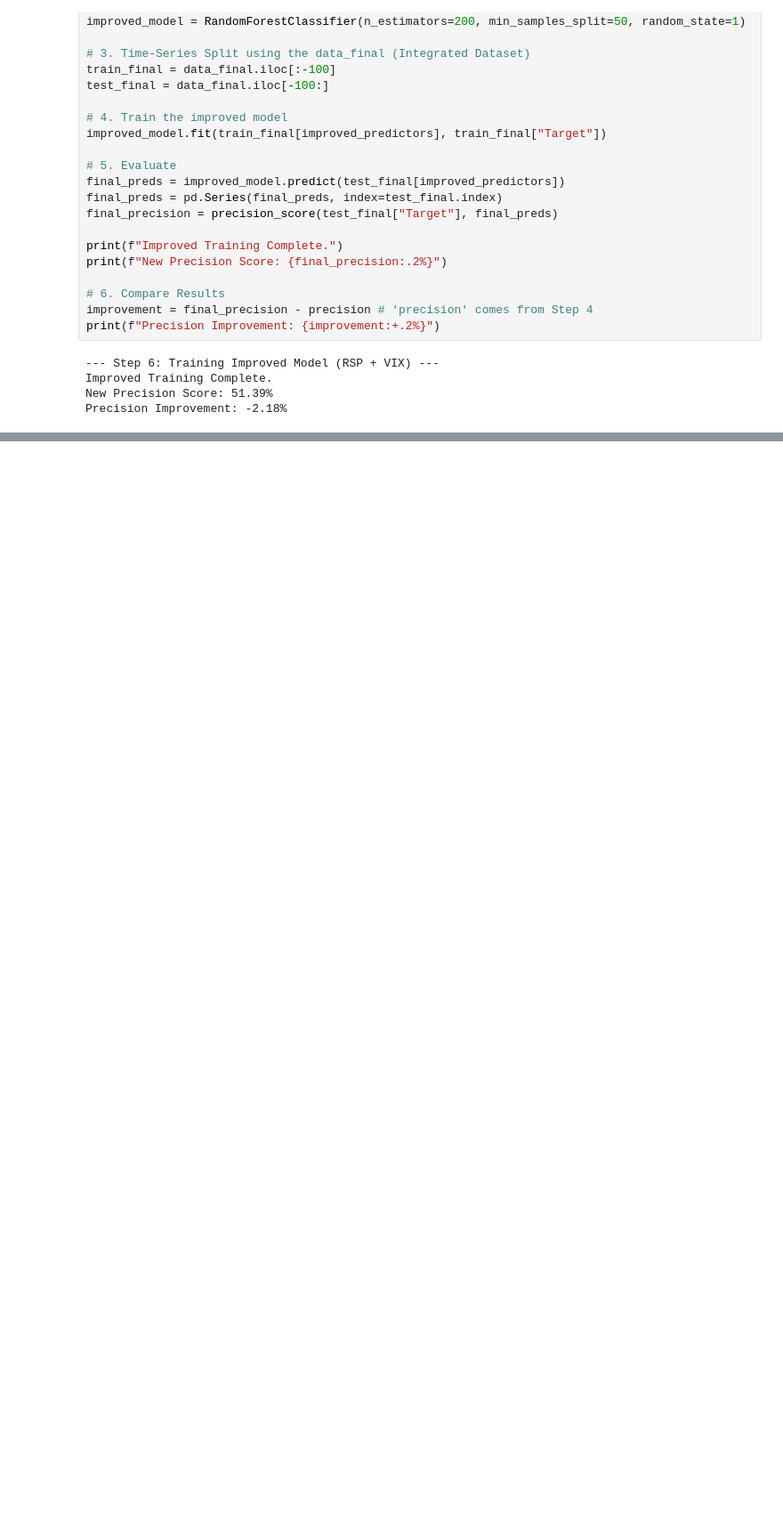
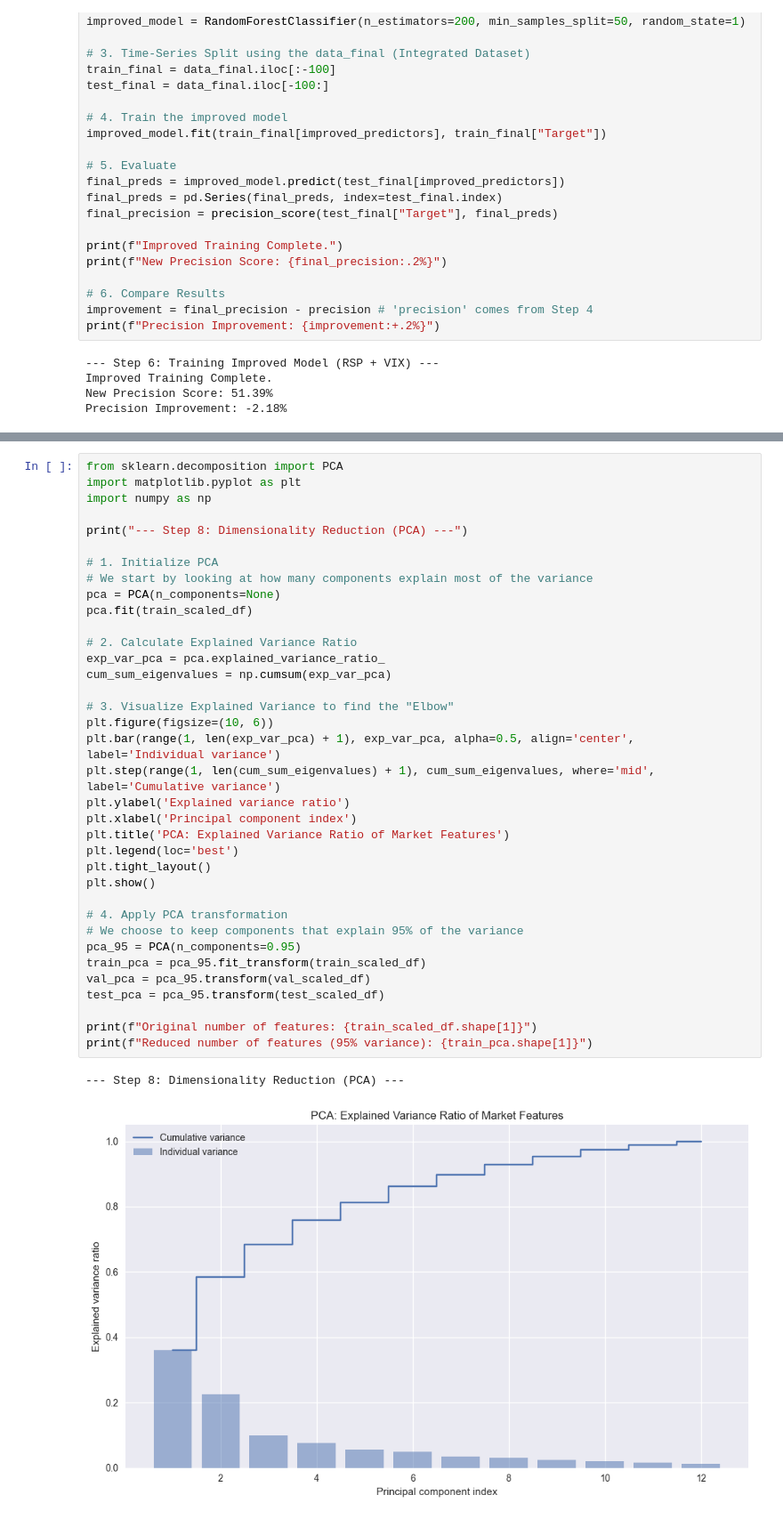
Before and after one commit to gabrielarcangelbol/ML-Engineer-Final-Portfolio, a Jupyter notebook: notebooks/01_eda_and_preprocessing.ipynb, the cells around one changed output, grey strips where cells are left out. Shown at 89% size. Saved outputs shown, nothing was run; the diff lists cells and outputs as text; blank space fills up the shorter version.

Commit message:
feat: finalize feature engineering with PCA-transformed training and validation

```diff
--- a/notebooks/01_eda_and_preprocessing.ipynb
+++ b/notebooks/01_eda_and_preprocessing.ipynb
@@ -326,0 +380,39 @@ Precision Improvement: -2.18%
+# %%
+from sklearn.decomposition import PCA
+import matplotlib.pyplot as plt
+import numpy as np
+
+print("--- Step 8: Dimensionality Reduction (PCA) ---")
+
+# 1. Initialize PCA
+# We start by looking at how many components explain most of the variance
+pca = PCA(n_components=None)
+pca.fit(train_scaled_df)
+
+# 2. Calculate Explained Variance Ratio
+exp_var_pca = pca.explained_variance_ratio_
+cum_sum_eigenvalues = np.cumsum(exp_var_pca)
+
+# 3. Visualize Explained Variance to find the "Elbow"
+plt.figure(figsize=(10, 6))
+plt.bar(range(1, len(exp_var_pca) + 1), exp_var_pca, alpha=0.5, align='center', label='Individual variance')
+plt.step(range(1, len(cum_sum_eigenvalues) + 1), cum_sum_eigenvalues, where='mid', label='Cumulative variance')
+plt.ylabel('Explained variance ratio')
+plt.xlabel('Principal component index')
+plt.title('PCA: Explained Variance Ratio of Market Features')
+plt.legend(loc='best')
+plt.tight_layout()
+plt.show()
+
+# 4. Apply PCA transformation
+# We choose to keep components that explain 95% of the variance
+pca_95 = PCA(n_components=0.95)
+train_pca = pca_95.fit_transform(train_scaled_df)
+val_pca = pca_95.transform(val_scaled_df)
+test_pca = pca_95.transform(test_scaled_df)
+
+print(f"Original number of features: {train_scaled_df.shape[1]}")
+print(f"Reduced number of features (95% variance): {train_pca.shape[1]}")
+# %% [output]
+--- Step 8: Dimensionality Reduction (PCA) ---
+[figure, added]
```
Also changed, not shown: parts of 6 cells of this notebook.
